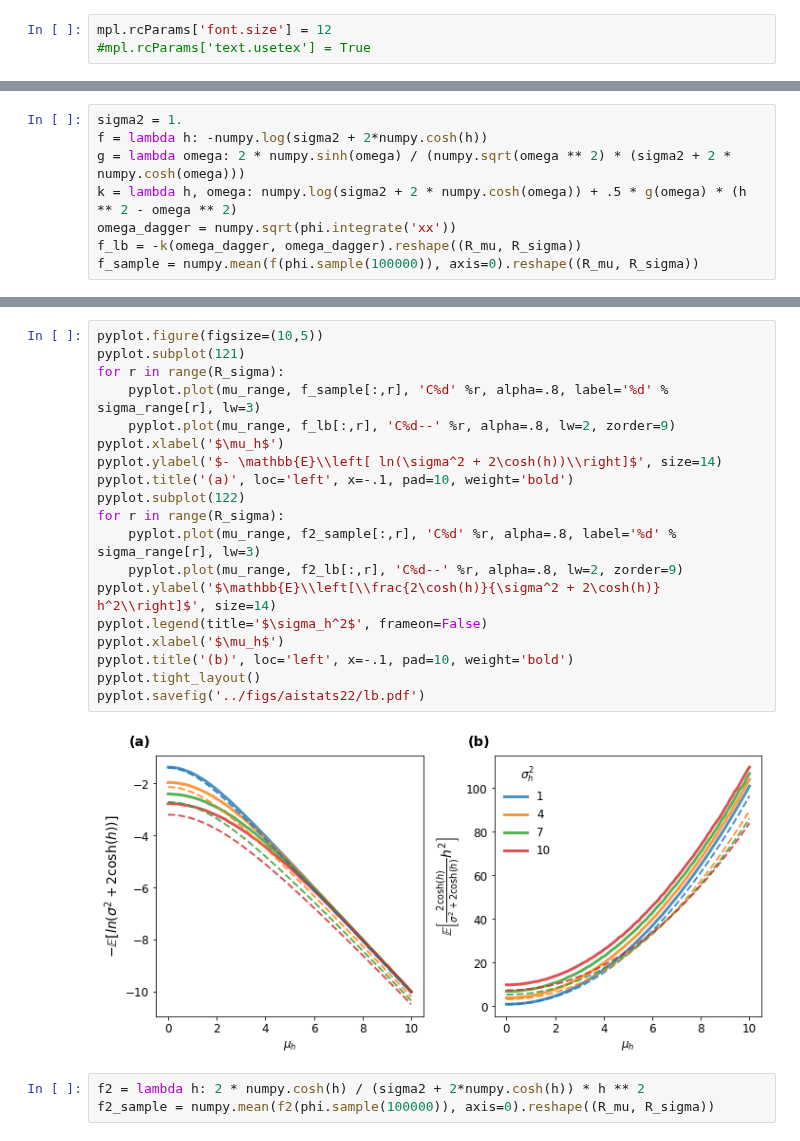
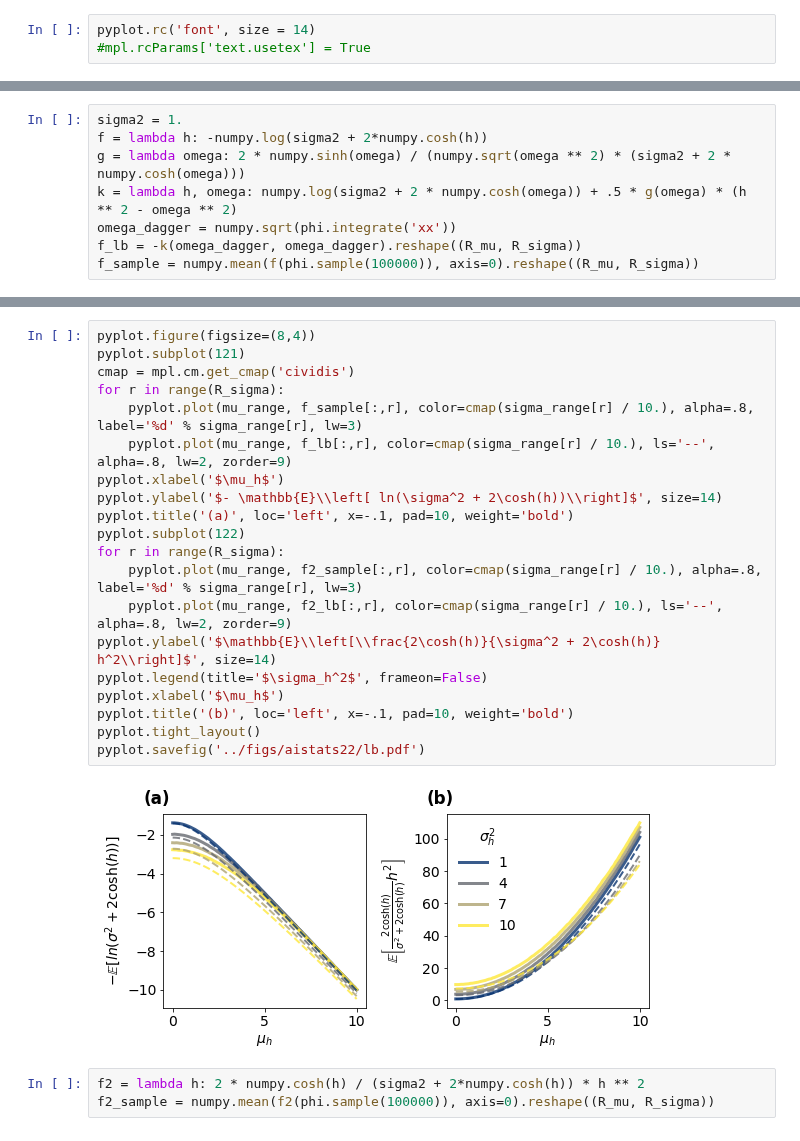
Before and after one commit to christiando/gaussian-toolbox, a Jupyter notebook: notebooks/LowerBounds.ipynb, the cells around one changed output, grey strips where cells are left out. Drawn from its saved outputs; the diff is of its cells as text.

Commit message:
updated lowerbounds plot

```diff
--- a/notebooks/LowerBounds.ipynb
+++ b/notebooks/LowerBounds.ipynb
@@ -6,7 +6,7 @@ import sys
 sys.path.append('../src/')
 import densities, factors
 # %%
-mpl.rcParams['font.size'] = 12
+pyplot.rc('font', size = 14)
 #mpl.rcParams['text.usetex'] = True
 # %%
 R_mu = 100
@@ -39,24 +70,25 @@ f_sample = numpy.mean(f(phi.sample(100000)), axis=0).reshape((R_mu, R_sigma))
 # %%
-pyplot.figure(figsize=(10,5))
+pyplot.figure(figsize=(8,4))
 pyplot.subplot(121)
+cmap = mpl.cm.get_cmap('cividis')
 for r in range(R_sigma):
-    pyplot.plot(mu_range, f_sample[:,r], 'C%d' %r, alpha=.8, label='%d' % sigma_range[r], lw=3)
-    pyplot.plot(mu_range, f_lb[:,r], 'C%d--' %r, alpha=.8, lw=2, zorder=9)
+    pyplot.plot(mu_range, f_sample[:,r], color=cmap(sigma_range[r] / 10.), alpha=.8, label='%d' % sigma_range[r], lw=3)
+    pyplot.plot(mu_range, f_lb[:,r], color=cmap(sigma_range[r] / 10.), ls='--', alpha=.8, lw=2, zorder=9)
 pyplot.xlabel('$\mu_h$')
 pyplot.ylabel('$- \mathbb{E}\\left[ ln(\sigma^2 + 2\cosh(h))\\right]$', size=14)
 pyplot.title('(a)', loc='left', x=-.1, pad=10, weight='bold')
 pyplot.subplot(122)
 for r in range(R_sigma):
-    pyplot.plot(mu_range, f2_sample[:,r], 'C%d' %r, alpha=.8, label='%d' % sigma_range[r], lw=3)
-    pyplot.plot(mu_range, f2_lb[:,r], 'C%d--' %r, alpha=.8, lw=2, zorder=9)
+    pyplot.plot(mu_range, f2_sample[:,r], color=cmap(sigma_range[r] / 10.), alpha=.8, label='%d' % sigma_range[r], lw=3)
+    pyplot.plot(mu_range, f2_lb[:,r], color=cmap(sigma_range[r] / 10.), ls='--', alpha=.8, lw=2, zorder=9)
 pyplot.ylabel('$\mathbb{E}\\left[\\frac{2\cosh(h)}{\sigma^2 + 2\cosh(h)} h^2\\right]$', size=14)
 pyplot.legend(title='$\sigma_h^2$', frameon=False)
 pyplot.xlabel('$\mu_h$')
 pyplot.title('(b)', loc='left', x=-.1, pad=10, weight='bold')
 pyplot.tight_layout()
 pyplot.savefig('../figs/aistats22/lb.pdf')
 # %% [output]
-[figure, old version]
+[figure, new version]
 # %%
 f2 = lambda h: 2 * numpy.cosh(h) / (sigma2 + 2*numpy.cosh(h)) * h ** 2
 f2_sample = numpy.mean(f2(phi.sample(100000)), axis=0).reshape((R_mu, R_sigma))
```
Also changed, not shown: parts of 2 cells of this notebook.
